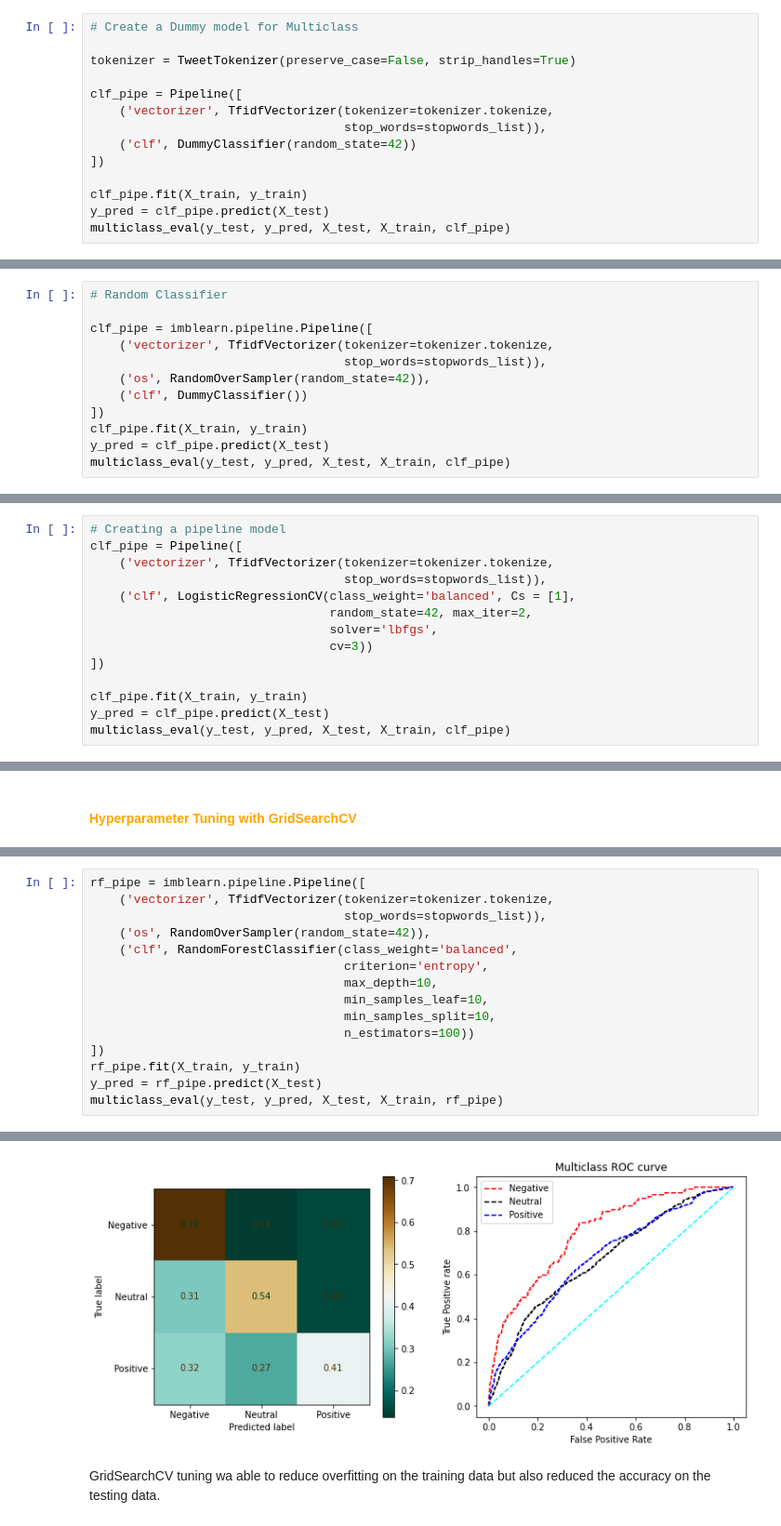
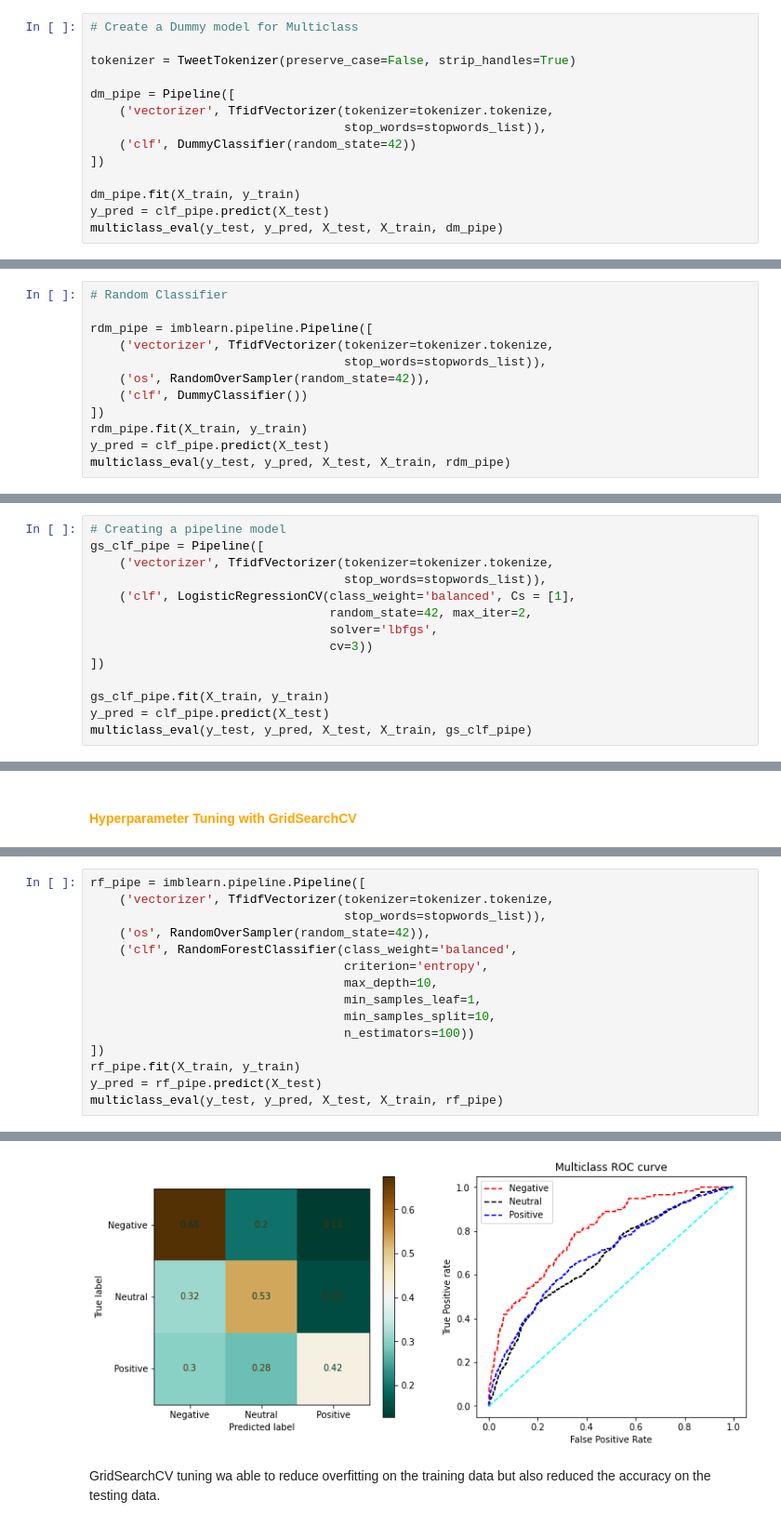
Before and after one commit to R3TR0Quan/twitter-sentiment-analysis, a Jupyter notebook: notebook.ipynb, the cells around one changed output, grey strips where cells are left out. Shown: that part at 93% size. Cells and saved outputs as stored; diff of their text form.

```diff
--- a/notebook.ipynb
+++ b/notebook.ipynb
@@ -679,15 +896,15 @@ def multiclass_eval(y_true, y_pred, X_test, X_train, clf, n_class=3):
 
 tokenizer = TweetTokenizer(preserve_case=False, strip_handles=True)
 
-clf_pipe = Pipeline([
+dm_pipe = Pipeline([
     ('vectorizer', TfidfVectorizer(tokenizer=tokenizer.tokenize,
                                    stop_words=stopwords_list)),
     ('clf', DummyClassifier(random_state=42))
 ])
 
-clf_pipe.fit(X_train, y_train)
+dm_pipe.fit(X_train, y_train)
 y_pred = clf_pipe.predict(X_test)
-multiclass_eval(y_test, y_pred, X_test, X_train, clf_pipe)
+multiclass_eval(y_test, y_pred, X_test, X_train, dm_pipe)
 # %% [output]
 Training score: 0.48548590660496427        Test Score:0.4699943914750421
 
@@ -713,13 +930,13 @@ Class imbalance can be addressed by `Oversampling` method. In the next cell we w
 # %%
 # Random Classifier
 
-clf_pipe = imblearn.pipeline.Pipeline([
+rdm_pipe = imblearn.pipeline.Pipeline([
     ('vectorizer', TfidfVectorizer(tokenizer=tokenizer.tokenize,
                                    stop_words=stopwords_list)),
     ('os', RandomOverSampler(random_state=42)),
     ('clf', DummyClassifier())
 ])
-clf_pipe.fit(X_train, y_train)
+rdm_pipe.fit(X_train, y_train)
 y_pred = clf_pipe.predict(X_test)
-multiclass_eval(y_test, y_pred, X_test, X_train, clf_pipe)
+multiclass_eval(y_test, y_pred, X_test, X_train, rdm_pipe)
 # %% [output]
@@ -795,7 +1012,7 @@ gs_lr.best_params_
  'clf__solver': 'lbfgs'}
 # %%
 # Creating a pipeline model
-clf_pipe = Pipeline([
+gs_clf_pipe = Pipeline([
     ('vectorizer', TfidfVectorizer(tokenizer=tokenizer.tokenize,
                                    stop_words=stopwords_list)),
     ('clf', LogisticRegressionCV(class_weight='balanced', Cs = [1],
@@ -804,9 +1021,9 @@ clf_pipe = Pipeline([
                                  cv=3))
 ])
 
-clf_pipe.fit(X_train, y_train)
+gs_clf_pipe.fit(X_train, y_train)
 y_pred = clf_pipe.predict(X_test)
-multiclass_eval(y_test, y_pred, X_test, X_train, clf_pipe)
+multiclass_eval(y_test, y_pred, X_test, X_train, gs_clf_pipe)
 # %% [output]
 Training score: 0.5352685457860048        Test Score:0.5272013460459899
 
@@ -887,7 +1104,7 @@ rf_pipe = imblearn.pipeline.Pipeline([
     ('clf', RandomForestClassifier(class_weight='balanced',
                                    criterion='entropy',
                                    max_depth=10,
-                                   min_samples_leaf=10,
+                                   min_samples_leaf=1,
                                    min_samples_split=10,
                                    n_estimators=100))
 ])
@@ -911,4 +1128,4 @@ _______________________________________
 weighted avg       0.66      0.51      0.55      1783
-[figure, old version]
+[figure, new version]
 # %% [markdown]
 GridSearchCV tuning wa able to reduce overfitting on the training data but also reduced the accuracy on the testing data.
```
Also changed, not shown: parts of 41 cells of this notebook.
